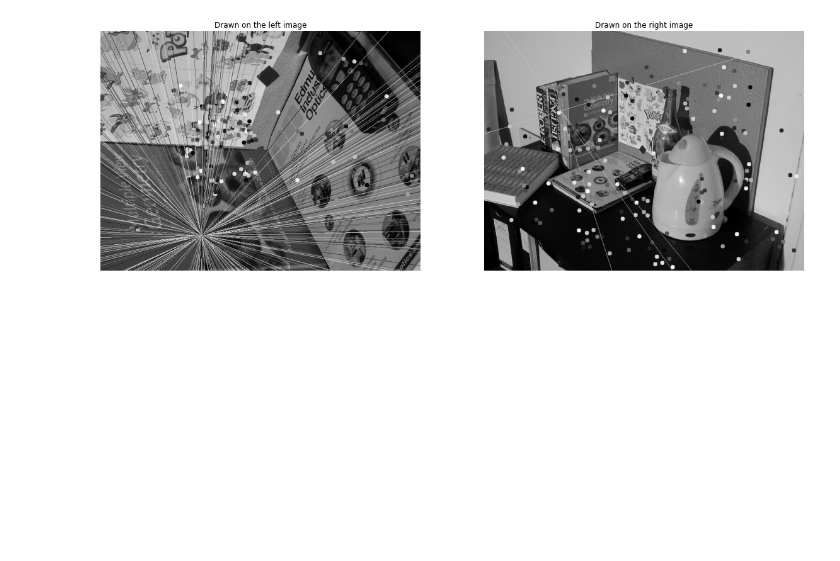
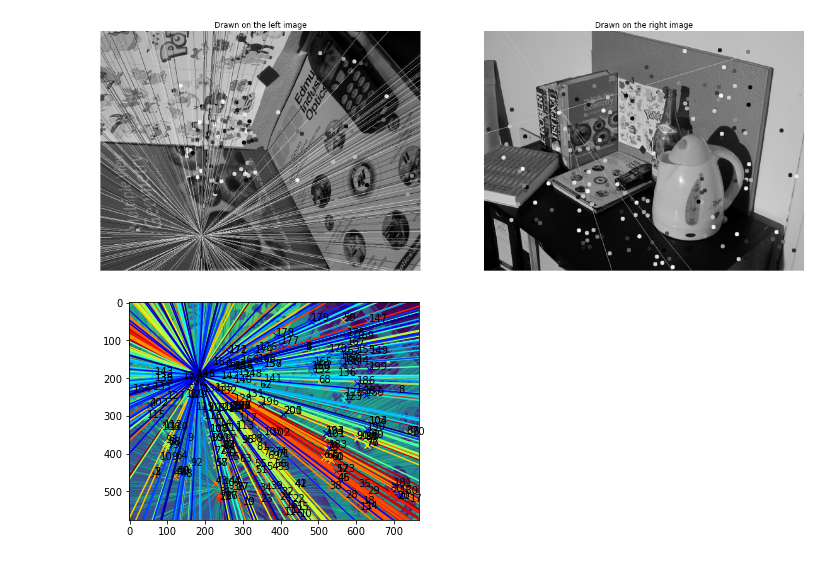
Before and after one commit to adesu7/8-point-Algorithm-Fundamental-Matrix, a Jupyter notebook: COMP90086_asst3_2022.ipynb, the cells around one changed output. Saved outputs shown, nothing was run; the diff lists cells and outputs as text; code cells hidden in the pictures; blank space fills up the shorter version.

```diff
--- a/COMP90086_asst3_2022.ipynb
+++ b/COMP90086_asst3_2022.ipynb
@@ -323,3 +320,56 @@ Rescaled F:
  [[  -88.03992321 -3224.82882349 -7009.69889716]
  [ 3719.27343068   -75.59661692  8868.32845772]
  [ 7254.29329831 -7949.31638908   855.66363194]]
+# %%
+#%%
+cmap = plt.get_cmap("jet_r")
+# plot on img1
+def plot1(img, f_mat, points):
+    w = img.shape[1]
+    num = 1
+    for x, y, *pt in points:
+        color = cmap(num/len(points))
+        a,b,c = np.array([x,y, 1]) @ f_mat
+        p1 = (0,-c/b)
+        p2 = (w, -(a*w + c)/b)
+        plt.plot(*zip(p1,p2), color=color)
+        plt.plot(x, y, "x",color=color)
+        plt.text(x,y,f"{num}")
+        num+=1
+    plt.imshow(img)
+
+#%%
+# plot on img 2
+# epipolar lines based on  x'y' and points x,y
+def plot2(img, f_mat, points):
+    w = img.shape[1]
+    num = 1
+    for *pt, x,y in points:
+        color = cmap(num/len(points))
+        a,b,c = f_mat @ [x,y, 1]
+        p1 = (0,-c/b)
+        p2 = (w, -(a*w + c)/b)
+        plt.plot(*zip(p1,p2), color=color)
+        plt.plot(x,y, "x", color=color)
+        plt.text(x,y,f"{num}")
+        num+=1
+    plt.imshow(img)
+
+
+#plot1(bookshelfA, F, ptsL[best_inliers])
+img_2 = plot2(bookshelfB, F.T, ptsR[best_inliers])
+
+#Plot both images side by side
+# plt.figure(figsize=(20, 20))
+# plt.subplot(1,2,1)
+# plt.imshow(img_1, cmap='gray')
+# plt.title('Drawn on the left image')
+# plt.axis('off')
+
+# plt.subplot(1,2,2)
+# plt.imshow(img_2)
+# plt.title('Drawn on the right image')
+# plt.axis('off')
+# plt.show()
+# %% [output]
+[figure, added]
```
Also changed, not shown: parts of 1 cell of this notebook.
